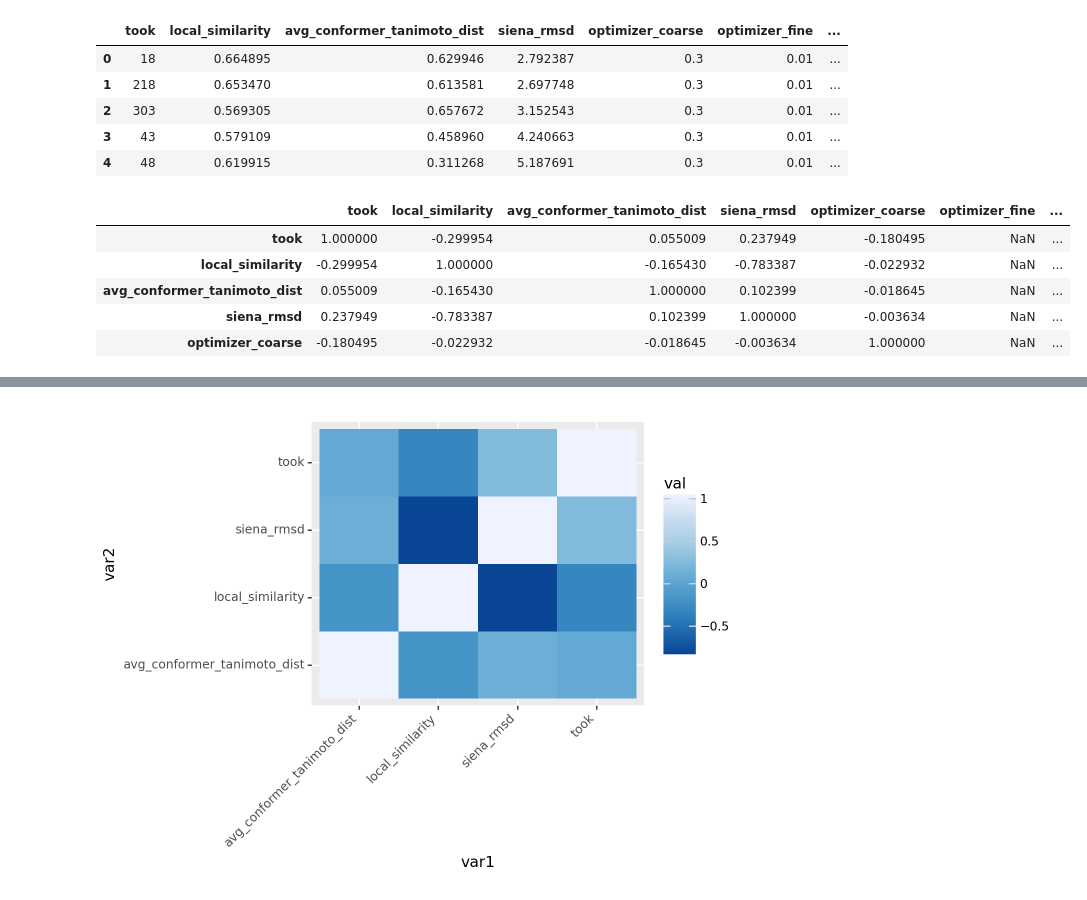
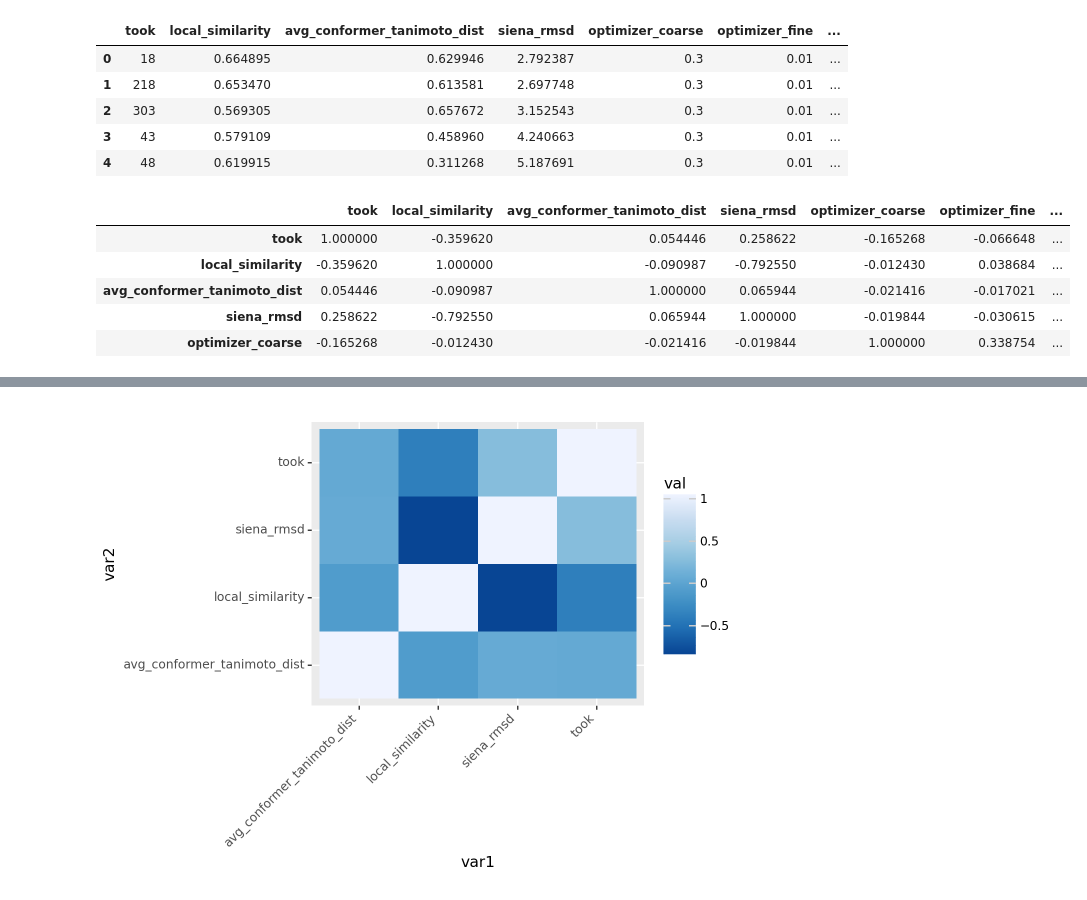
Before and after one commit to ciw-project-2023/nbse-analysis, a Jupyter notebook: nbse_analysis/plots.ipynb, the cells around one changed output, grey strips where cells are left out. Cells and saved outputs as stored; diff of their text form; code cells hidden in the pictures.

```diff
--- a/nbse_analysis/plots.ipynb
+++ b/nbse_analysis/plots.ipynb
@@ -70,15 +70,15 @@ metrics.head()
 | 3 | 43 | 0.579109 | 0.458960 | 4.240663 | 0.3 | 0.01 | ... |
 | 4 | 48 | 0.619915 | 0.311268 | 5.187691 | 0.3 | 0.01 | ... |
 # %%
-correlations = metrics.corr(method='pearson')
+correlations = metrics.corr(method='spearman')
 correlations.head()
 # %% [output]
 |  | took | local_similarity | avg_conformer_tanimoto_dist | siena_rmsd | optimizer_coarse | optimizer_fine | ... |
-| took | 1.000000 | -0.299954 | 0.055009 | 0.237949 | -0.180495 | NaN | ... |
-| local_similarity | -0.299954 | 1.000000 | -0.165430 | -0.783387 | -0.022932 | NaN | ... |
-| avg_conformer_tanimoto_dist | 0.055009 | -0.165430 | 1.000000 | 0.102399 | -0.018645 | NaN | ... |
-| siena_rmsd | 0.237949 | -0.783387 | 0.102399 | 1.000000 | -0.003634 | NaN | ... |
-| optimizer_coarse | -0.180495 | -0.022932 | -0.018645 | -0.003634 | 1.000000 | NaN | ... |
+| took | 1.000000 | -0.359620 | 0.054446 | 0.258622 | -0.165268 | -0.066648 | ... |
+| local_similarity | -0.359620 | 1.000000 | -0.090987 | -0.792550 | -0.012430 | 0.038684 | ... |
+| avg_conformer_tanimoto_dist | 0.054446 | -0.090987 | 1.000000 | 0.065944 | -0.021416 | -0.017021 | ... |
+| siena_rmsd | 0.258622 | -0.792550 | 0.065944 | 1.000000 | -0.019844 | -0.030615 | ... |
+| optimizer_coarse | -0.165268 | -0.012430 | -0.021416 | -0.019844 | 1.000000 | 0.338754 | ... |
 # %%
 corr = correlations.stack().reset_index()
 corr.columns = ['var1', 'var2', 'val']
```
Also changed, not shown: parts of 14 cells of this notebook, 2 other files.
